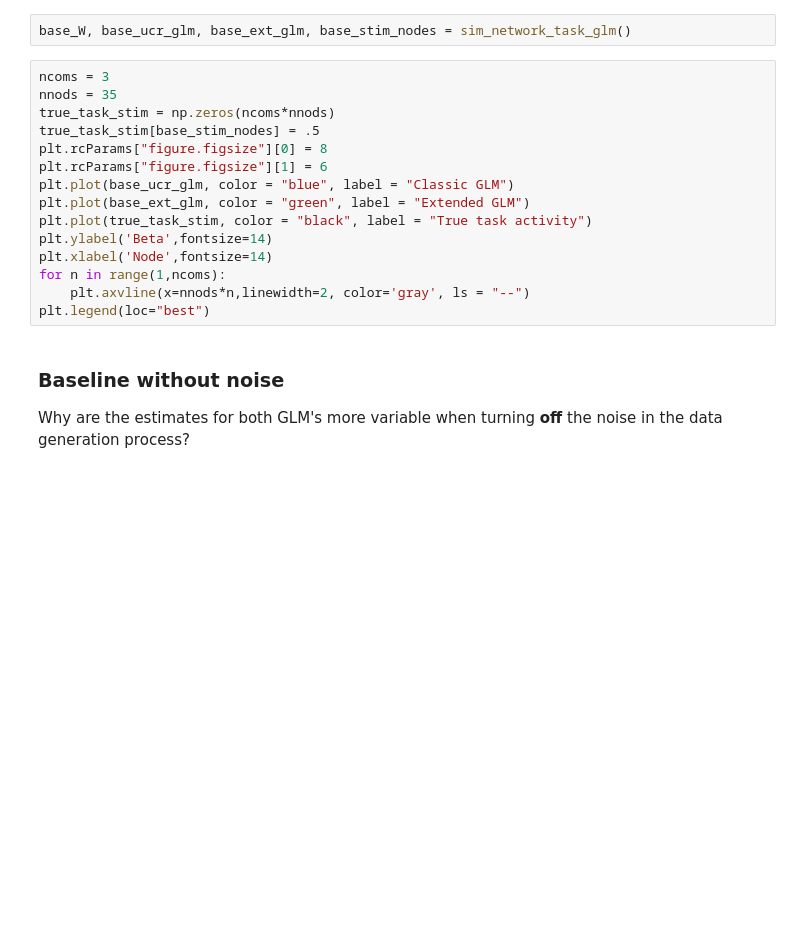
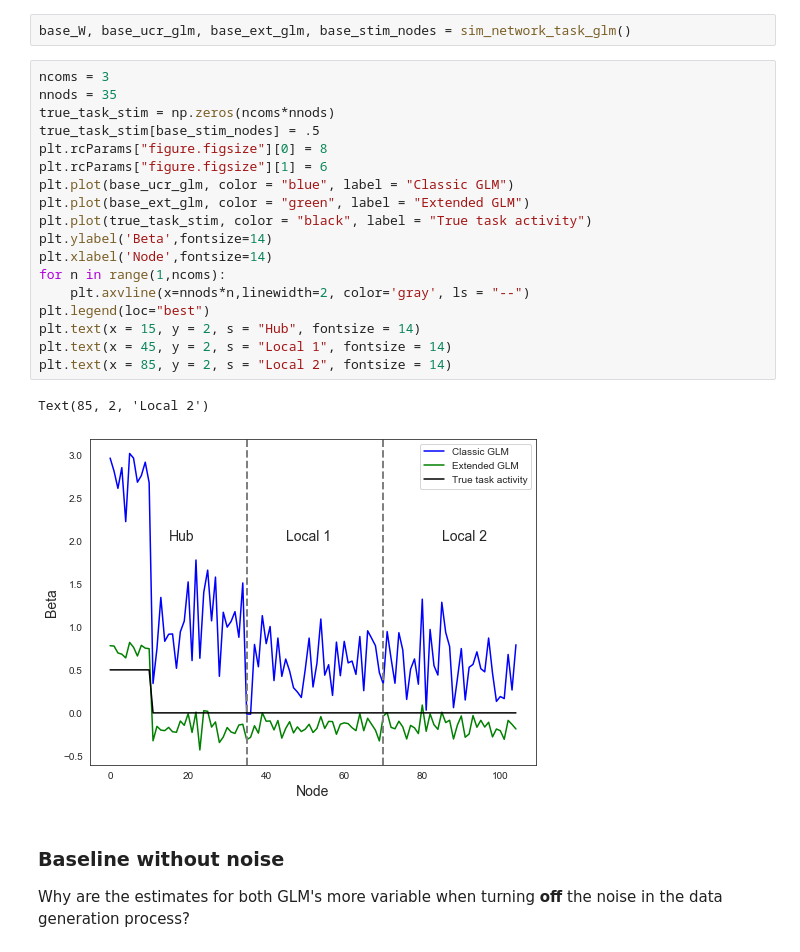
Before and after one commit to zenkavi/DevStudy_FmriNbs, a Jupyter notebook: notebooks/informationtransfermapping/TheoreticalResults/Zenkavi_Simulations/Extended_GLM_neural_network_level.ipynb, the cells around one changed output. Cells and saved outputs as stored; diff of their text form; blank space fills up the shorter version.

```diff
--- a/notebooks/informationtransfermapping/TheoreticalResults/Zenkavi_Simulations/Extended_GLM_neural_network_level.ipynb
+++ b/notebooks/informationtransfermapping/TheoreticalResults/Zenkavi_Simulations/Extended_GLM_neural_network_level.ipynb
@@ -414,18 +417,24 @@ base_W, base_ucr_glm, base_ext_glm, base_stim_nodes = sim_network_task_glm()
 # %%
 ncoms = 3
 nnods = 35
 true_task_stim = np.zeros(ncoms*nnods)
 true_task_stim[base_stim_nodes] = .5
 plt.rcParams["figure.figsize"][0] = 8
 plt.rcParams["figure.figsize"][1] = 6
 plt.plot(base_ucr_glm, color = "blue", label = "Classic GLM")
 plt.plot(base_ext_glm, color = "green", label = "Extended GLM")
 plt.plot(true_task_stim, color = "black", label = "True task activity")
 plt.ylabel('Beta',fontsize=14)
 plt.xlabel('Node',fontsize=14)
 for n in range(1,ncoms):
     plt.axvline(x=nnods*n,linewidth=2, color='gray', ls = "--")
 plt.legend(loc="best")
+plt.text(x = 15, y = 2, s = "Hub", fontsize = 14)
+plt.text(x = 45, y = 2, s = "Local 1", fontsize = 14)
+plt.text(x = 85, y = 2, s = "Local 2", fontsize = 14)
+# %% [output]
+Text(85, 2, 'Local 2')
+[figure, added]
 # %% [markdown]
 ### Baseline without noise
 
```
Also changed, not shown: parts of 21 cells of this notebook.
